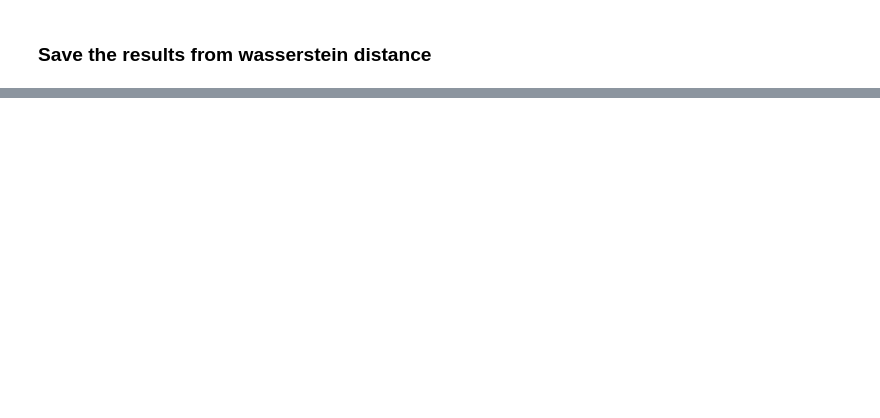
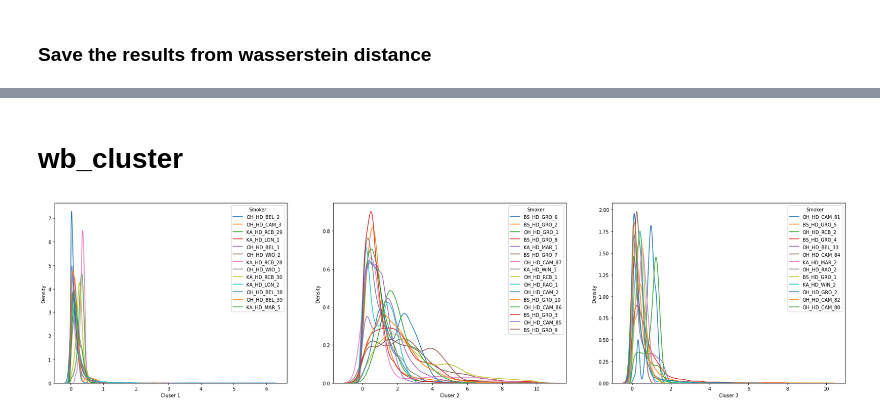
Before and after one commit to bravoila/shoaling, a Jupyter notebook: sholaing.ipynb, the cells around one changed output, grey strips where cells are left out. Cells and saved outputs as stored; diff of their text form; code cells hidden in the pictures; blank space fills up the shorter version.

```diff
--- a/sholaing.ipynb
+++ b/sholaing.ipynb
@@ -316,0 +421,48 @@ df_final.to_csv('./cluster_res.csv')
+# %% [markdown]
+# wb_cluster
+# %%
+fig, axs = plt.subplots(1,3, figsize=(30, 7), facecolor='w', edgecolor='k')
+# fig1.subplots_adjust(hspace = .5, wspace=.001)
+# axs1 = axs1.ravel()
+
+# fig2, axs2 = plt.subplots(7,6, figsize=(15, 15), facecolor='w', edgecolor='k')
+# fig2.subplots_adjust(hspace = .5, wspace=.001)
+# axs2 = axs2.ravel()
+
+data_df = pd.DataFrame()
+
+# loop over the list of csv files
+for i, f in enumerate(csv_files):
+    # read the csv file
+    one_df = pd.read_csv(f)
+
+    # print(f, one_df.columns)
+
+    # with 0 and negative value
+    # axs1[i - 1].hist(one_df['AvgRate_ftPerYr_Unfiltered'], bins = 10)
+    # without 0 and negative value
+    pro_data = one_df[(one_df['AvgRate_ftPerYr_Unfiltered'] > 0) & (one_df['AvgRate_ftPerYr_Unfiltered'] <10)]['AvgRate_ftPerYr_Unfiltered']
+    # axs2[i - 1].hist(pro_data, bins = 10000)
+
+    # hist, edges = locate_data_to_hist(pro_data)
+    subreach_name = re.split('/|_avg_max_min.csv', f)[-2]
+    if subreach_name in cluster_label[cluster_label['wb_cluster'] == 0]['subreach_name'].values:
+        fig1 = sns.kdeplot(pro_data, ax = axs[0])
+    elif subreach_name in cluster_label[cluster_label['wb_cluster'] == 1]['subreach_name'].values:
+        fig2 = sns.kdeplot(pro_data, ax = axs[1])
+    elif subreach_name in cluster_label[cluster_label['wb_cluster'] == 2]['subreach_name'].values:
+        fig2 = sns.kdeplot(pro_data, ax = axs[2])
+
+
+axs[0].legend(title='Smoker', loc='upper right', labels=cluster_label[cluster_label['wb_cluster'] == 0]['subreach_name'].values)
+axs[0].set(xlabel='Cluser 1')
+
+axs[1].legend(title='Smoker', loc='upper right', labels=cluster_label[cluster_label['wb_cluster'] == 1]['subreach_name'].values)
+axs[1].set(xlabel='Cluser 2')
+
+axs[2].legend(title='Smoker', loc='upper right', labels=cluster_label[cluster_label['wb_cluster'] == 2]['subreach_name'].values)
+axs[2].set(xlabel='Cluser 3')
+
+plt.show()
+# %% [output]
+[figure, added]
```
Also changed, not shown: parts of 12 cells of this notebook, 2 other files.
